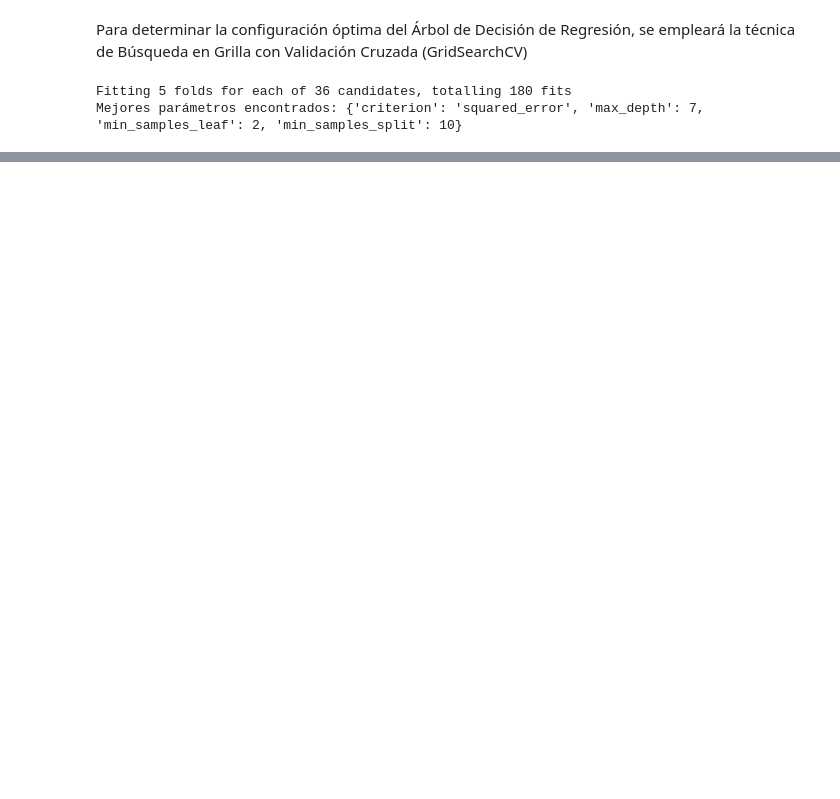
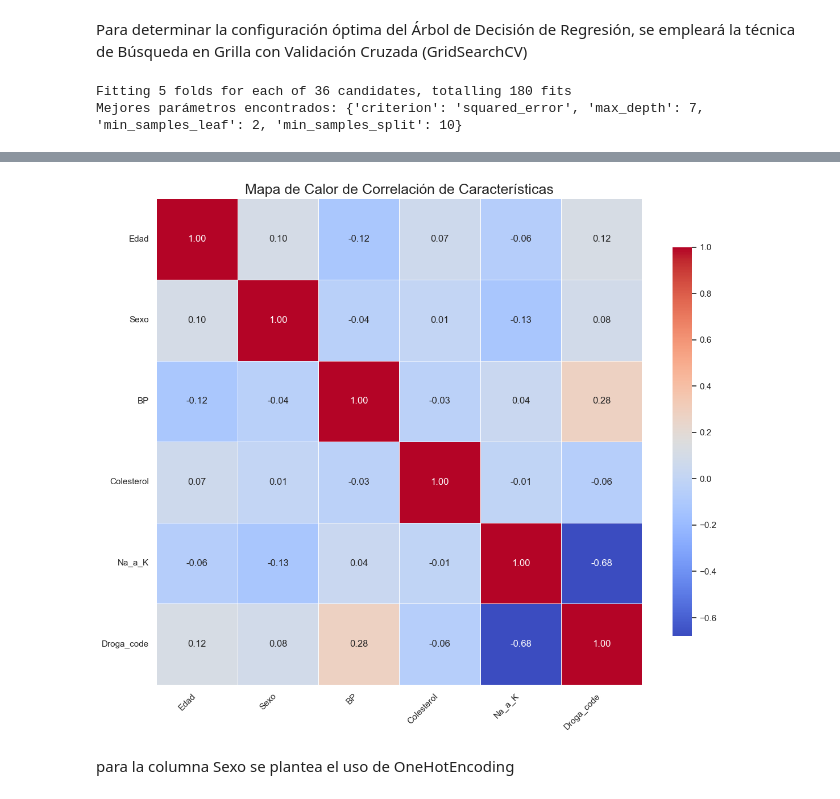
Before and after one commit to GenaCanciani/TP2-Mineria, a Jupyter notebook: tp2.ipynb, the cells around one changed output, grey strips where cells are left out. Saved outputs shown, nothing was run; the diff lists cells and outputs as text; code cells hidden in the pictures; blank space fills up the shorter version.

```diff
--- a/tp2.ipynb
+++ b/tp2.ipynb
@@ -263,0 +393,31 @@ Raíz del Error Cuadrático Medio (RMSE): 3687.43
+# %%
+# Creamos copia
+df_corr = df2.copy()
+df_corr['Droga_code'] = pd.factorize(df_corr['Droga'])[0]
+df_corr['Sexo'] = df_corr['Sexo'].apply(lambda x: 1 if x == 'M' else 0)
+corr_matrix = df_corr[['Edad', 'Sexo', 'BP', 'Colesterol', 'Na_a_K', 'Droga_code']].corr()
+
+
+plt.figure(figsize=(12, 10))  # Tamaño generoso para que se vea bien
+
+
+sns.heatmap(
+    corr_matrix,
+    annot=True,
+    fmt=".2f",
+    cmap='coolwarm',
+    linewidths=.5,
+    cbar_kws={"shrink": .8}
+)
+
+plt.title('Mapa de Calor de Correlación de Características', fontsize=18)
+plt.xticks(rotation=45, ha='right')
+plt.yticks(rotation=0)
+
+
+plt.tight_layout() # Ajusta el gráfico para que todo encaje bien
+plt.show()
+# %% [output]
+[figure, added]
+# %% [markdown]
+para la columna Sexo se plantea el uso de OneHotEncoding
```
Also changed, not shown: parts of 36 cells of this notebook.
